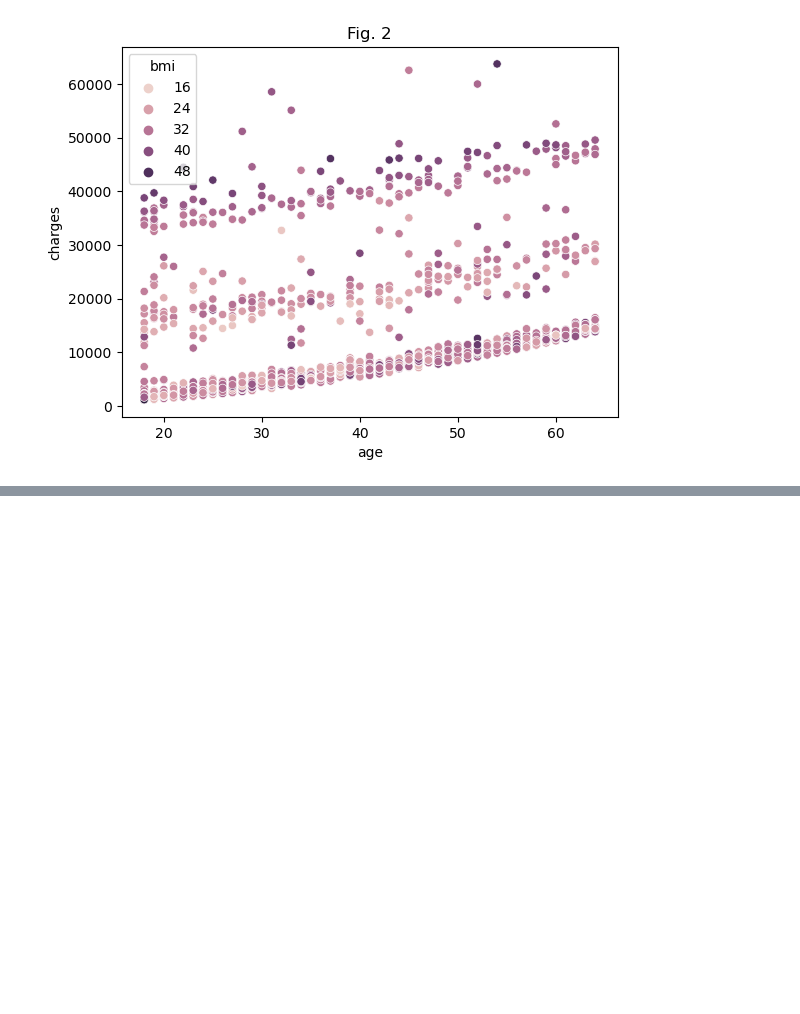
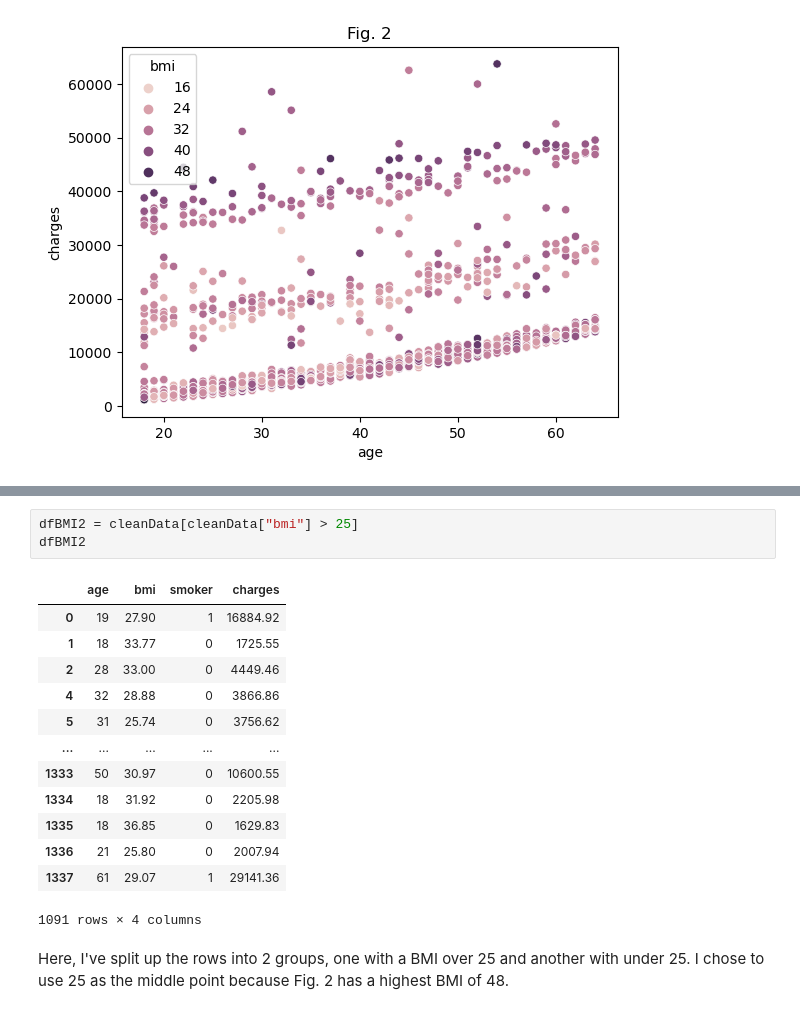
Before and after one commit to ubco-W2022T1-cosc301/project-group44, a Jupyter notebook: notebooks/analysis2.ipynb, the cells around one changed output, grey strips where cells are left out. Saved outputs shown, nothing was run; the diff lists cells and outputs as text; blank space fills up the shorter version.

```diff
--- a/notebooks/analysis2.ipynb
+++ b/notebooks/analysis2.ipynb
@@ -266,0 +286,19 @@ Text(0.5, 1.0, 'Fig. 2')
+# %%
+dfBMI2 = cleanData[cleanData["bmi"] > 25]
+dfBMI2
+# %% [output]
+|  | age | bmi | smoker | charges |
+| 0 | 19 | 27.90 | 1 | 16884.92 |
+| 1 | 18 | 33.77 | 0 | 1725.55 |
+| 2 | 28 | 33.00 | 0 | 4449.46 |
+| 4 | 32 | 28.88 | 0 | 3866.86 |
+| 5 | 31 | 25.74 | 0 | 3756.62 |
+| ... | ... | ... | ... | ... |
+| 1333 | 50 | 30.97 | 0 | 10600.55 |
+| 1334 | 18 | 31.92 | 0 | 2205.98 |
+| 1335 | 18 | 36.85 | 0 | 1629.83 |
+| 1336 | 21 | 25.80 | 0 | 2007.94 |
+| 1337 | 61 | 29.07 | 1 | 29141.36 |
+1091 rows × 4 columns
+# %% [markdown]
+Here, I've split up the rows into 2 groups, one with a BMI over 25 and another with under 25. I chose to use 25 as the middle point because Fig. 2 has a highest BMI of 48.
```
Also changed, not shown: parts of 2 cells of this notebook.
